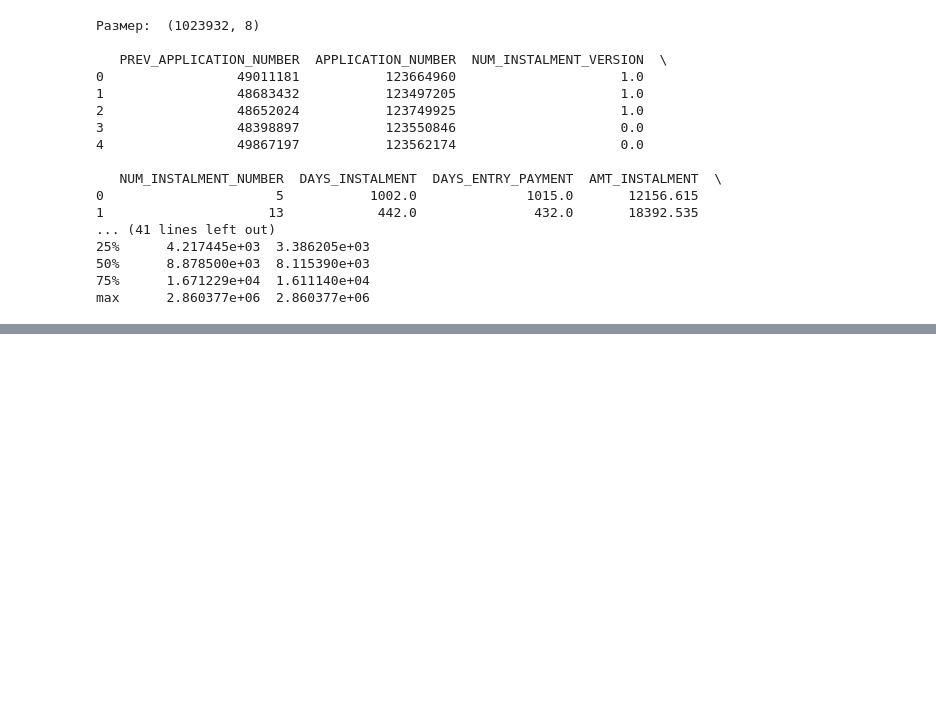
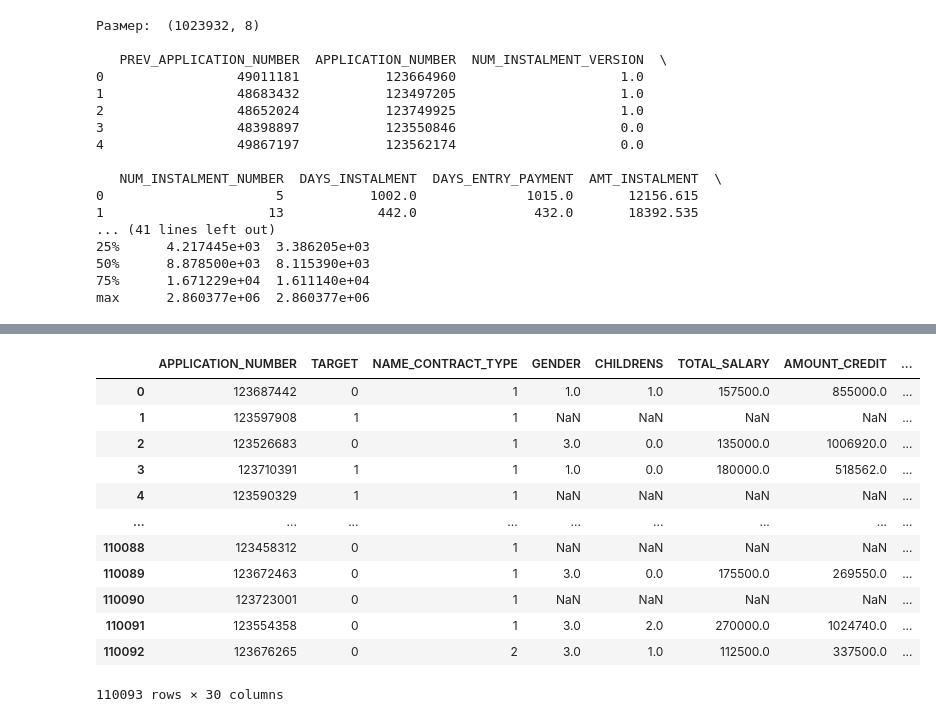
Before and after one commit to AleksandrBud/kaggle, a Jupyter notebook: project/project.ipynb, the cells around one changed output, grey strips where cells are left out. Cells and saved outputs as stored; diff of their text form; code cells hidden in the pictures; blank space fills up the shorter version.

```diff
--- a/project/project.ipynb
+++ b/project/project.ipynb
@@ -121,0 +234,2 @@ max      2.860377e+06  2.860377e+06
+# %%
+pd.set_option('display.max_rows', 103)
@@ -121,0 +313,19 @@ max      2.860377e+06  2.860377e+06
+# %%
+def add_min_max_mean_param(i_df_main, i_df, column):
+    # Средний срок кредита
+#     df_tmp = i_df.groupby('APPLICATION_NUMBER')[column].mean()
+    i_df_main[f'{column}_mean'] = i_df.groupby('APPLICATION_NUMBER')[column].mean()
+    i_df_main[f'{column}_min'] = i_df.groupby('APPLICATION_NUMBER')[column].min()
+    i_df_main[f'{column}_max'] = i_df.groupby('APPLICATION_NUMBER')[column].max()
+#     print(type(df_tmp))
+#     df_tmp.rename(columns={ column: f'{column}_mean' }, inplace=True)
+#     re = i_df_main.join(df_tmp, on='APPLICATION_NUMBER', how='left')
+#     # Минимальный срок кредита
+#     df_tmp = i_df.groupby('APPLICATION_NUMBER')[column].min()
+#     df_tmp.columns = f'{column}_min'
+#     i_df_main.join(df_tmp, on='APPLICATION_NUMBER', how='left')
+#     # Максимальный срок кредита
+#     df_tmp = i_df.groupby('APPLICATION_NUMBER')[column].max()
+#     df_tmp.columns = f'{column}_max'
+#     i_df_main.join(df_tmp, on='APPLICATION_NUMBER', how='left')
+    return(i_df_main)
@@ -121,0 +421,2 @@ max      2.860377e+06  2.860377e+06
+# %%
+tmp = train.copy()
@@ -121,0 +458,16 @@ max      2.860377e+06  2.860377e+06
+# %%
+add_min_max_mean_param(tmp, bki, 'AMT_CREDIT_SUM_LIMIT')
+# %% [output]
+|  | APPLICATION_NUMBER | TARGET | NAME_CONTRACT_TYPE | GENDER | CHILDRENS | TOTAL_SALARY | AMOUNT_CREDIT | ... |
+| 0 | 123687442 | 0 | 1 | 1.0 | 1.0 | 157500.0 | 855000.0 | ... |
+| 1 | 123597908 | 1 | 1 | NaN | NaN | NaN | NaN | ... |
+| 2 | 123526683 | 0 | 1 | 3.0 | 0.0 | 135000.0 | 1006920.0 | ... |
+| 3 | 123710391 | 1 | 1 | 1.0 | 0.0 | 180000.0 | 518562.0 | ... |
+| 4 | 123590329 | 1 | 1 | NaN | NaN | NaN | NaN | ... |
+| ... | ... | ... | ... | ... | ... | ... | ... | ... |
+| 110088 | 123458312 | 0 | 1 | NaN | NaN | NaN | NaN | ... |
+| 110089 | 123672463 | 0 | 1 | 3.0 | 0.0 | 175500.0 | 269550.0 | ... |
+| 110090 | 123723001 | 0 | 1 | NaN | NaN | NaN | NaN | ... |
+| 110091 | 123554358 | 0 | 1 | 3.0 | 2.0 | 270000.0 | 1024740.0 | ... |
+| 110092 | 123676265 | 0 | 2 | 3.0 | 1.0 | 112500.0 | 337500.0 | ... |
+110093 rows × 30 columns
```
Also changed, not shown: parts of 58 cells of this notebook.
